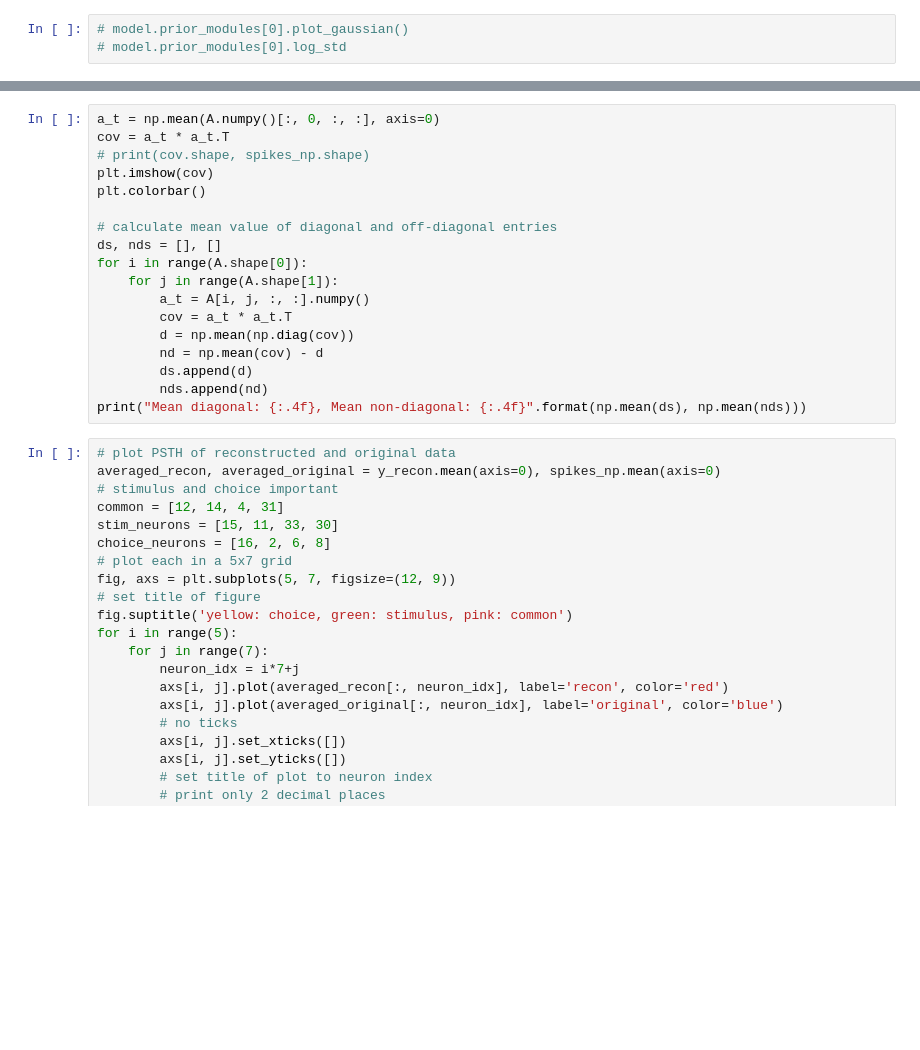
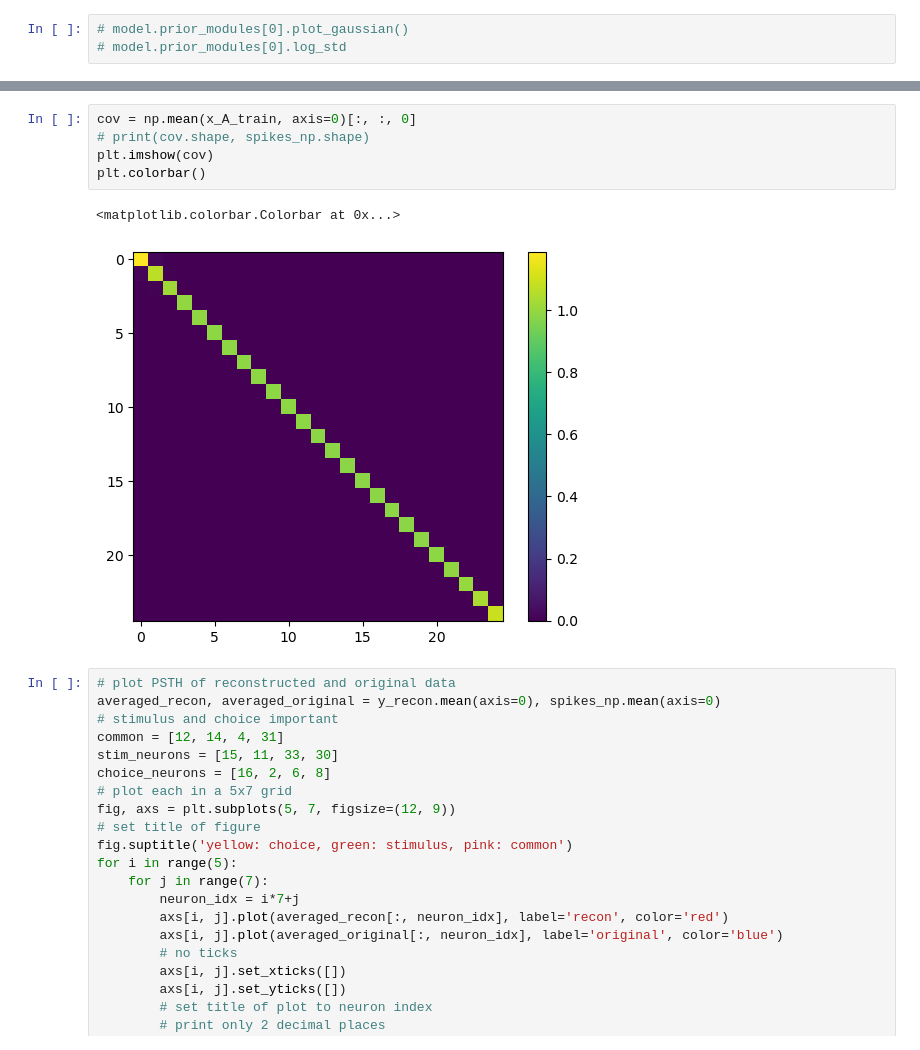
Before and after one commit to methi1999/switching_subspace, a Jupyter notebook: sup.ipynb, the cells around one changed output, grey strips where cells are left out. Saved outputs shown, nothing was run; the diff lists cells and outputs as text; blank space fills up the shorter version.

```diff
--- a/sup.ipynb
+++ b/sup.ipynb
@@ -253,21 +252,11 @@ Bits per spike all: 0.21049636602401733, test: 0.18718048930168152
-# %%
-a_t = np.mean(A.numpy()[:, 0, :, :], axis=0)
-cov = a_t * a_t.T
-# print(cov.shape, spikes_np.shape)
-plt.imshow(cov)
-plt.colorbar()
-
-# calculate mean value of diagonal and off-diagonal entries
-ds, nds = [], []
-for i in range(A.shape[0]):
-    for j in range(A.shape[1]):
-        a_t = A[i, j, :, :].numpy()
-        cov = a_t * a_t.T
-        d = np.mean(np.diag(cov))
-        nd = np.mean(cov) - d
-        ds.append(d)
-        nds.append(nd)
-print("Mean diagonal: {:.4f}, Mean non-diagonal: {:.4f}".format(np.mean(ds), np.mean(nds)))
+# %%
+cov = np.mean(x_A_train, axis=0)[:, :, 0]
+# print(cov.shape, spikes_np.shape)
+plt.imshow(cov)
+plt.colorbar()
+# %% [output]
+<matplotlib.colorbar.Colorbar at 0x...>
+[figure, added]
 # %%
 # plot PSTH of reconstructed and original data
 averaged_recon, averaged_original = y_recon.mean(axis=0), spikes_np.mean(axis=0)
```
Also changed, not shown: parts of 15 cells of this notebook, 10 other files.
